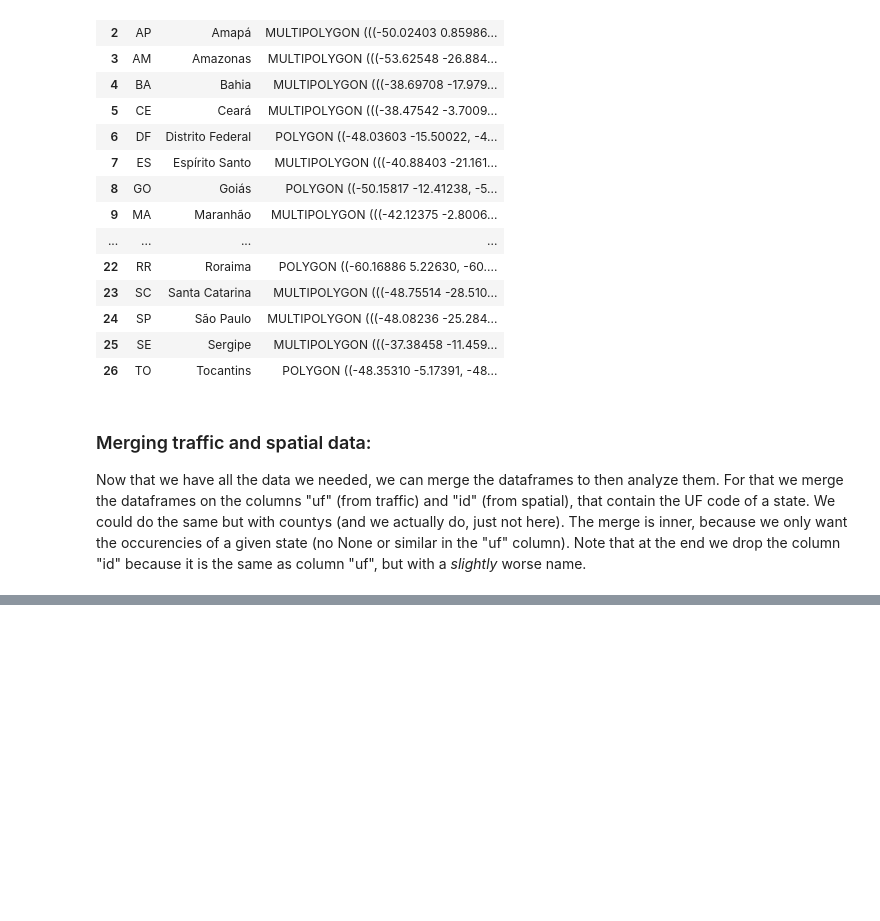
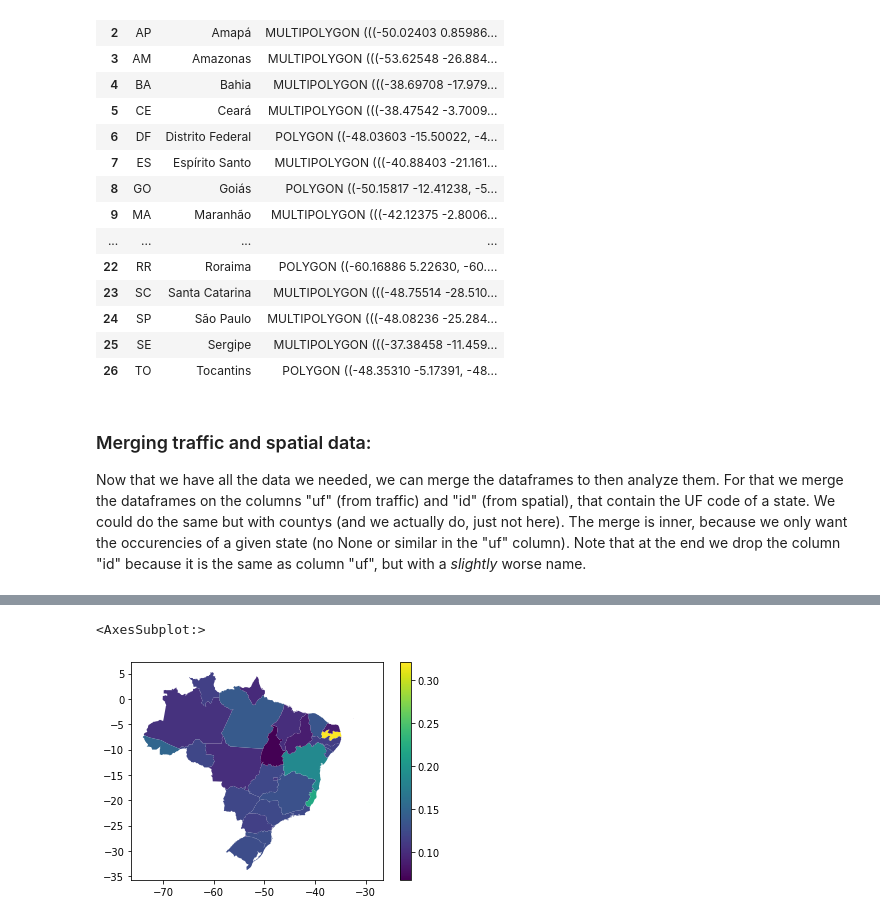
Before and after one commit to danielnrocha/traffic-accidents-brazil, a Jupyter notebook: traffic-accidents-brazil.ipynb, the cells around one changed output, grey strips where cells are left out. Drawn from its saved outputs; the diff is of its cells as text; code cells hidden in the pictures; blank space fills up the shorter version.

```diff
--- a/traffic-accidents-brazil.ipynb
+++ b/traffic-accidents-brazil.ipynb
@@ -165,0 +161,12 @@ df_qtd_acidentes_estado_merge
+# %%
+session = connect_to_db()
+
+letalidade_por_estado = pd.read_sql("""
+SELECT uf, AVG(qtd_mortos) AS letalidade, YEAR(data) as ano
+FROM sys.acidente
+LEFT JOIN sys.localidade ON sys.acidente.id_local=sys.localidade.id_local
+WHERE YEAR(data) = 2020
+GROUP BY uf
+""", session.bind)
+geo_letalidade_por_estado = gpd.GeoDataFrame(letalidade_por_estado.merge(right=br_states, left_on="uf", right_on="id", how="inner")).drop("id", axis=1)
+geo_letalidade_por_estado
@@ -165,0 +191,5 @@ df_qtd_acidentes_estado_merge
+# %%
+geo_letalidade_por_estado.plot(column="letalidade", legend=True)
+# %% [output]
+<AxesSubplot:>
+[figure, added]
```
Also changed, not shown: parts of 7 cells of this notebook, 28 other files.
